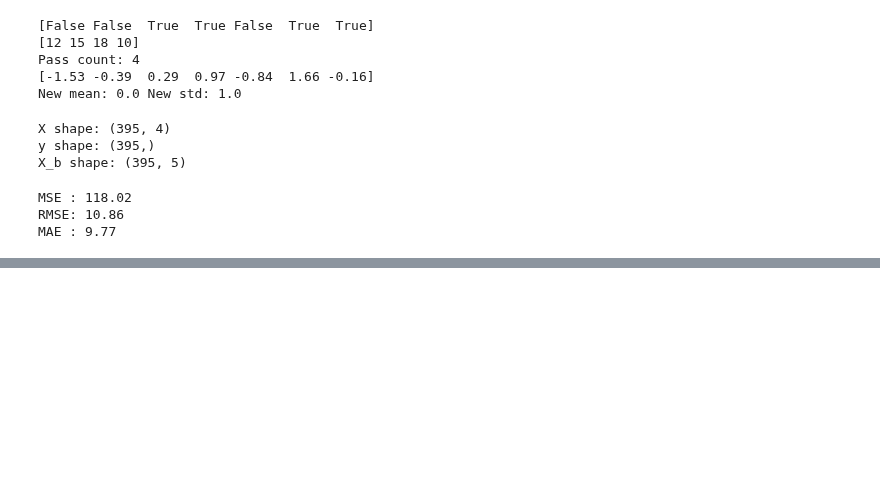
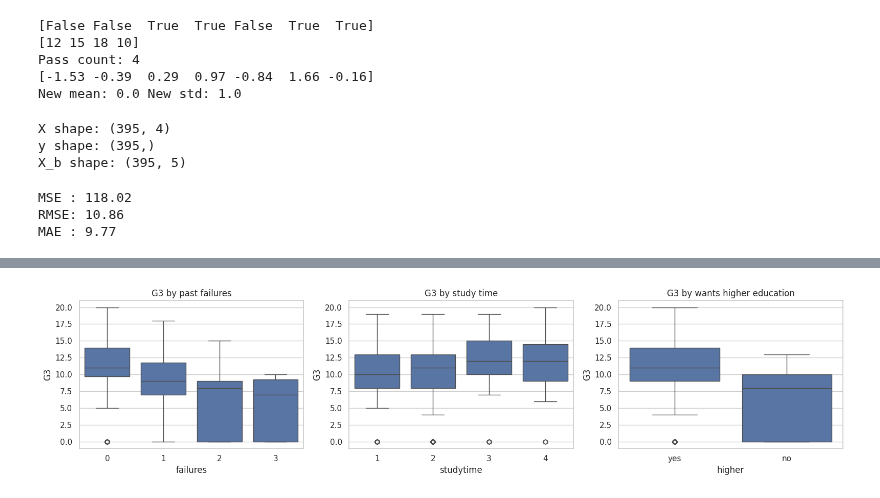
Before and after one commit to buntyedutainer/student-performance-ai, a Jupyter notebook: project.ipynb, the cells around one changed output, grey strips where cells are left out. Drawn from its saved outputs; the diff is of its cells as text; code cells hidden in the pictures; blank space fills up the shorter version.

```diff
--- a/project.ipynb
+++ b/project.ipynb
@@ -380,0 +404,13 @@ MAE : 9.77
+# %%
+# Cell 3: box plots, G3 across groups
+fig, axes = plt.subplots(1, 3, figsize=(16, 4))
+sns.boxplot(x="failures", y="G3", data=df, ax=axes[0])
+sns.boxplot(x="studytime", y="G3", data=df, ax=axes[1])
+sns.boxplot(x="higher", y="G3", data=df, ax=axes[2])
+axes[0].set_title("G3 by past failures")
+axes[1].set_title("G3 by study time")
+axes[2].set_title("G3 by wants higher education")
+plt.tight_layout()
+plt.show()
+# %% [output]
+[figure, added]
```
Also changed, not shown: parts of 16 cells of this notebook.
